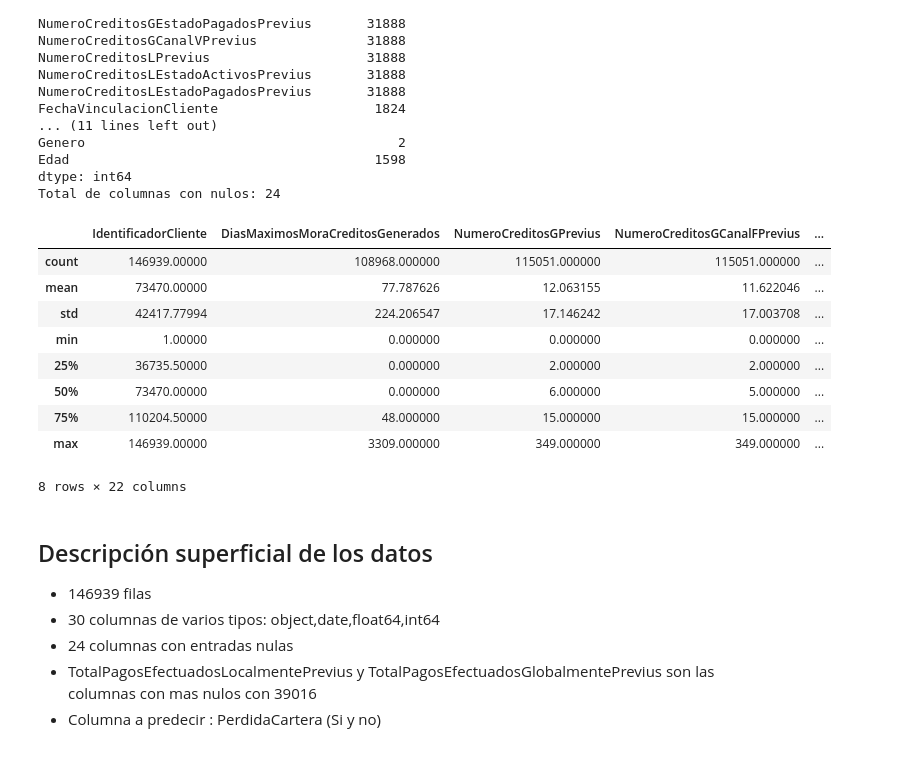
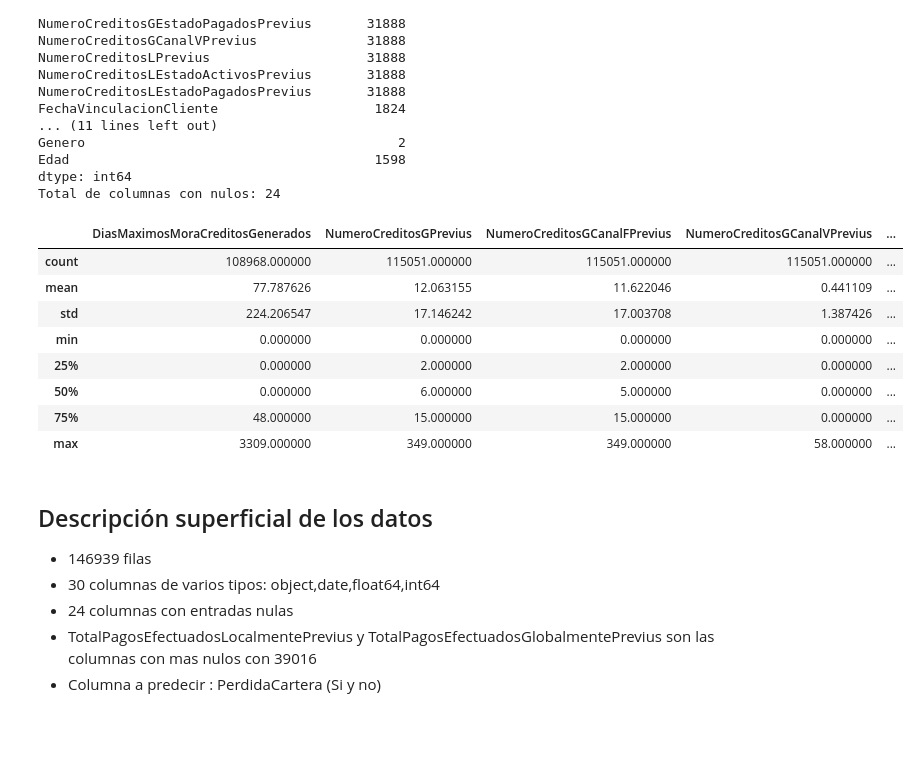
Before and after one commit to Mathnalytics17/TestKeraunos, a Jupyter notebook: ETL.ipynb, the cells around one changed output. Saved outputs shown, nothing was run; the diff lists cells and outputs as text; code cells hidden in the pictures.

```diff
--- a/ETL.ipynb
+++ b/ETL.ipynb
@@ -189,18 +207,17 @@ Edad                                       1598
 dtype: int64
 Total de columnas con nulos: 24
 # %%
-df.describe()
+df[variables_cuantificables].describe()
 # %% [output]
-|  | IdentificadorCliente | DiasMaximosMoraCreditosGenerados | NumeroCreditosGPrevius | NumeroCreditosGCanalFPrevius | ... |
-| count | 146939.00000 | 108968.000000 | 115051.000000 | 115051.000000 | ... |
-| mean | 73470.00000 | 77.787626 | 12.063155 | 11.622046 | ... |
-| std | 42417.77994 | 224.206547 | 17.146242 | 17.003708 | ... |
-| min | 1.00000 | 0.000000 | 0.000000 | 0.000000 | ... |
-| 25% | 36735.50000 | 0.000000 | 2.000000 | 2.000000 | ... |
-| 50% | 73470.00000 | 0.000000 | 6.000000 | 5.000000 | ... |
-| 75% | 110204.50000 | 48.000000 | 15.000000 | 15.000000 | ... |
-| max | 146939.00000 | 3309.000000 | 349.000000 | 349.000000 | ... |
+|  | DiasMaximosMoraCreditosGenerados | NumeroCreditosGPrevius | NumeroCreditosGCanalFPrevius | NumeroCreditosGCanalVPrevius | ... |
+| count | 108968.000000 | 115051.000000 | 115051.000000 | 115051.000000 | ... |
+| mean | 77.787626 | 12.063155 | 11.622046 | 0.441109 | ... |
+| std | 224.206547 | 17.146242 | 17.003708 | 1.387426 | ... |
+| min | 0.000000 | 0.000000 | 0.000000 | 0.000000 | ... |
+| 25% | 0.000000 | 2.000000 | 2.000000 | 0.000000 | ... |
+| 50% | 0.000000 | 6.000000 | 5.000000 | 0.000000 | ... |
+| 75% | 48.000000 | 15.000000 | 15.000000 | 0.000000 | ... |
+| max | 3309.000000 | 349.000000 | 349.000000 | 58.000000 | ... |
-8 rows × 22 columns
 # %% [markdown]
 ## Descripción superficial de los datos
 
```
Also changed, not shown: parts of 19 cells of this notebook, 3 other files.
